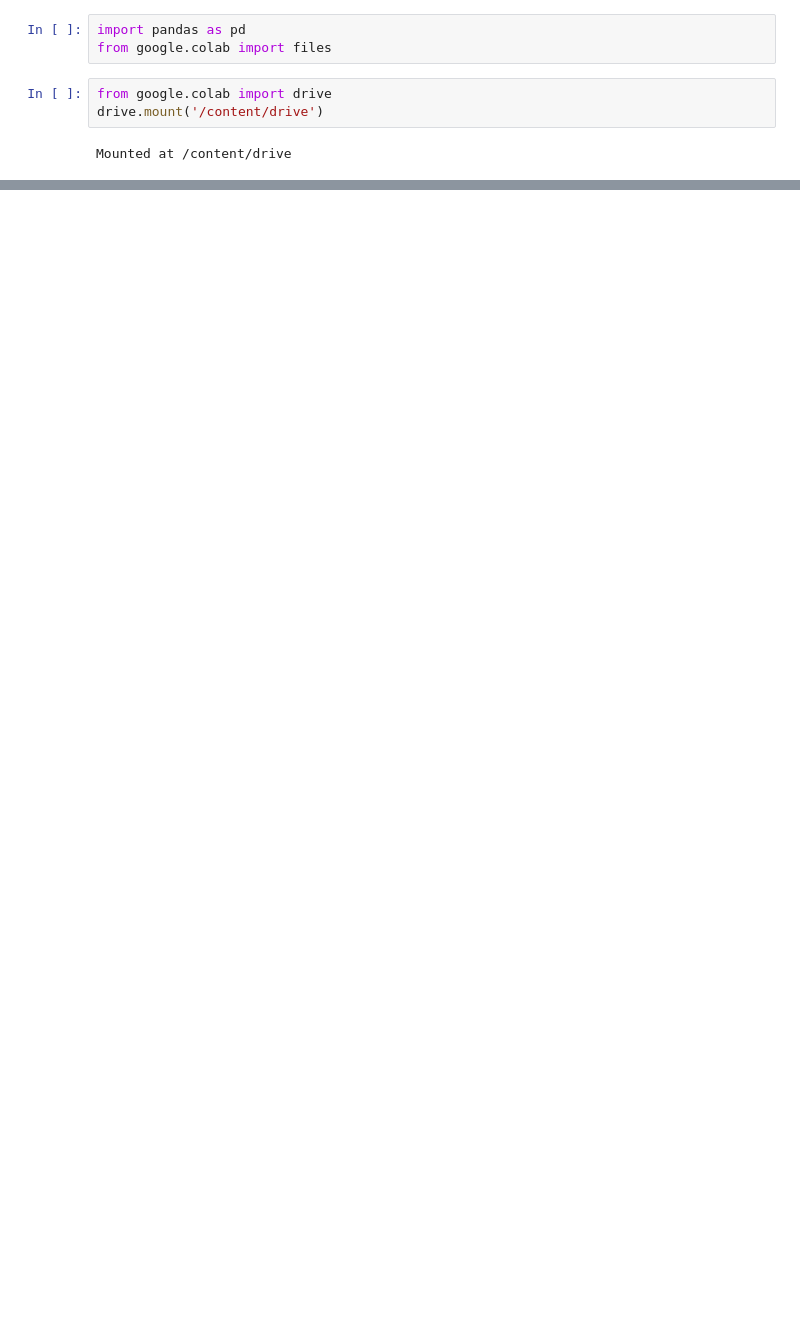
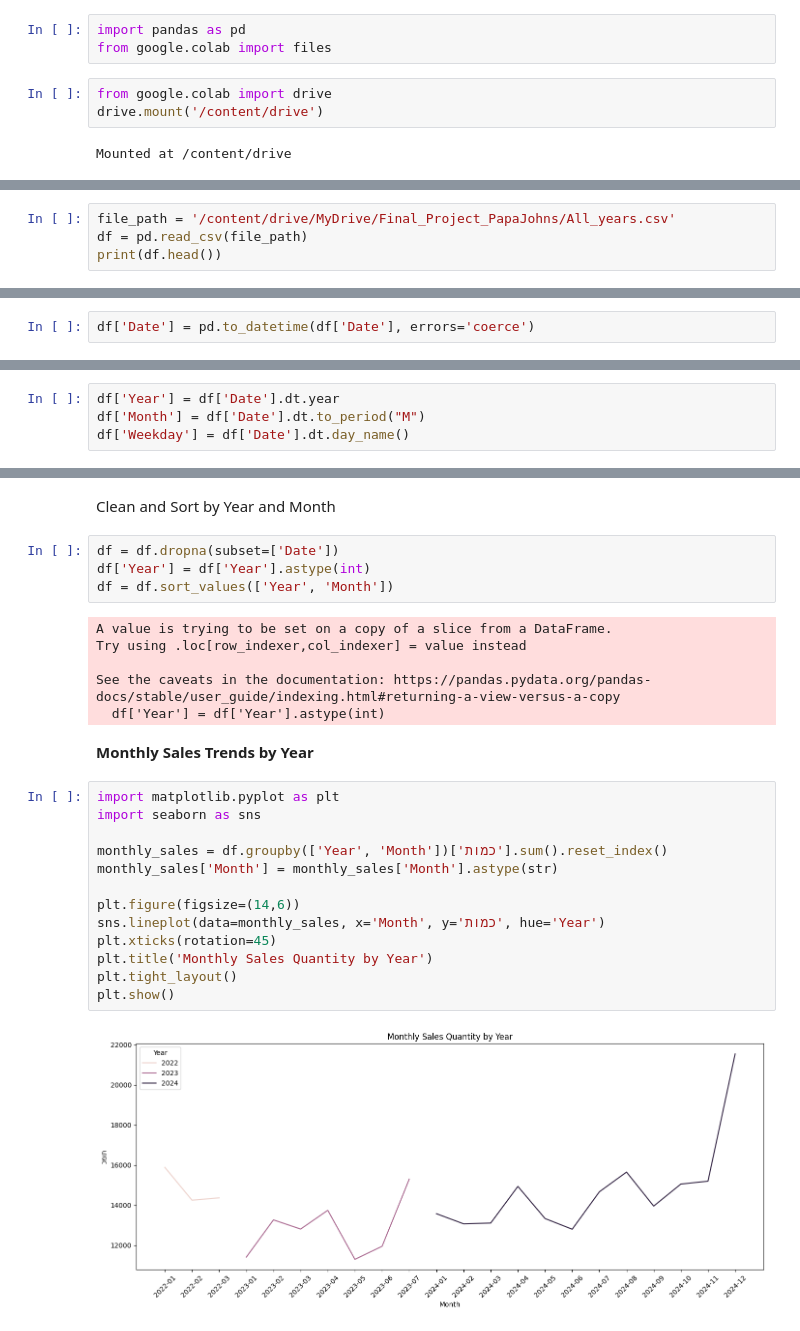
Before and after one commit to Edenshmuel/PapaJohns_Data_Science_Project, a Jupyter notebook: Allyear_Visualization.ipynb, the cells around one changed output, grey strips where cells are left out. Drawn from its saved outputs; the diff is of its cells as text; blank space fills up the shorter version.

```diff
--- a/Allyear_Visualization.ipynb
+++ b/Allyear_Visualization.ipynb
@@ -342,0 +9,4 @@ plt.show()
+# %%
+file_path = '/content/drive/MyDrive/Final_Project_PapaJohns/All_years.csv'
+df = pd.read_csv(file_path)
+print(df.head())
@@ -342,0 +42,2 @@ plt.show()
+# %%
+df['Date'] = pd.to_datetime(df['Date'], errors='coerce')
@@ -342,0 +46,4 @@ plt.show()
+# %%
+df['Year'] = df['Date'].dt.year
+df['Month'] = df['Date'].dt.to_period("M")
+df['Weekday'] = df['Date'].dt.day_name()
@@ -342,0 +66,29 @@ plt.show()
+# %% [markdown]
+Clean and Sort by Year and Month
+# %%
+df = df.dropna(subset=['Date'])
+df['Year'] = df['Year'].astype(int)
+df = df.sort_values(['Year', 'Month'])
+# %% [output]
+A value is trying to be set on a copy of a slice from a DataFrame.
+Try using .loc[row_indexer,col_indexer] = value instead
+
+See the caveats in the documentation: https://pandas.pydata.org/pandas-docs/stable/user_guide/indexing.html#returning-a-view-versus-a-copy
+  df['Year'] = df['Year'].astype(int)
+# %% [markdown]
+**Monthly Sales Trends by Year**
+# %%
+import matplotlib.pyplot as plt
+import seaborn as sns
+
+monthly_sales = df.groupby(['Year', 'Month'])['כמות'].sum().reset_index()
+monthly_sales['Month'] = monthly_sales['Month'].astype(str)
+
+plt.figure(figsize=(14,6))
+sns.lineplot(data=monthly_sales, x='Month', y='כמות', hue='Year')
+plt.xticks(rotation=45)
+plt.title('Monthly Sales Quantity by Year')
+plt.tight_layout()
+plt.show()
+# %% [output]
+[figure, added]
```
Also changed, not shown: parts of 51 cells of this notebook.
